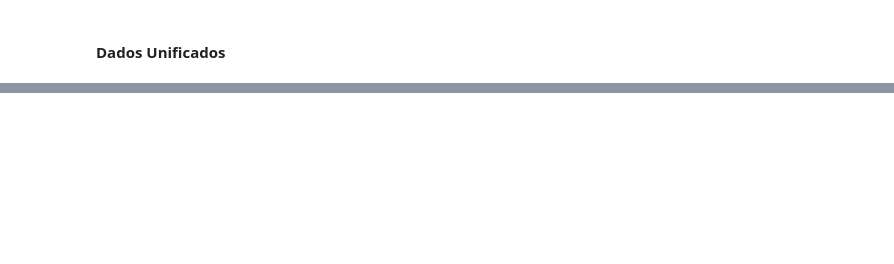
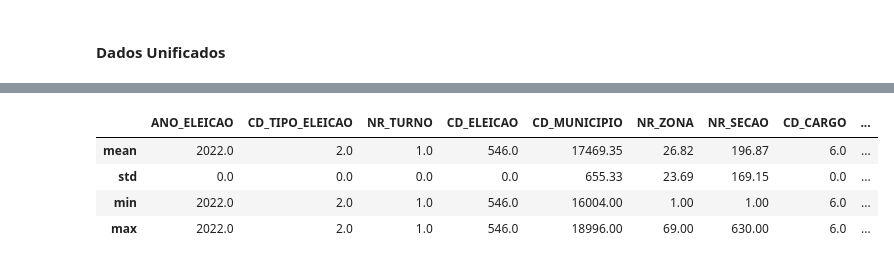
Before and after one commit to Adgmariz/dados_eleitorais_espacialiazados, a Jupyter notebook: dados_eleitorais.ipynb, the cells around one changed output, grey strips where cells are left out. Drawn from its saved outputs; the diff is of its cells as text; code cells hidden in the pictures; blank space fills up the shorter version.

```diff
--- a/dados_eleitorais.ipynb
+++ b/dados_eleitorais.ipynb
@@ -120,0 +179,8 @@ df_unificado.head()
+# %%
+additional_stats
+# %% [output]
+|  | ANO_ELEICAO | CD_TIPO_ELEICAO | NR_TURNO | CD_ELEICAO | CD_MUNICIPIO | NR_ZONA | NR_SECAO | CD_CARGO | ... |
+| mean | 2022.0 | 2.0 | 1.0 | 546.0 | 17469.35 | 26.82 | 196.87 | 6.0 | ... |
+| std | 0.0 | 0.0 | 0.0 | 0.0 | 655.33 | 23.69 | 169.15 | 0.0 | ... |
+| min | 2022.0 | 2.0 | 1.0 | 546.0 | 16004.00 | 1.00 | 1.00 | 6.0 | ... |
+| max | 2022.0 | 2.0 | 1.0 | 546.0 | 18996.00 | 69.00 | 630.00 | 6.0 | ... |
```
Also changed, not shown: parts of 19 cells of this notebook.
